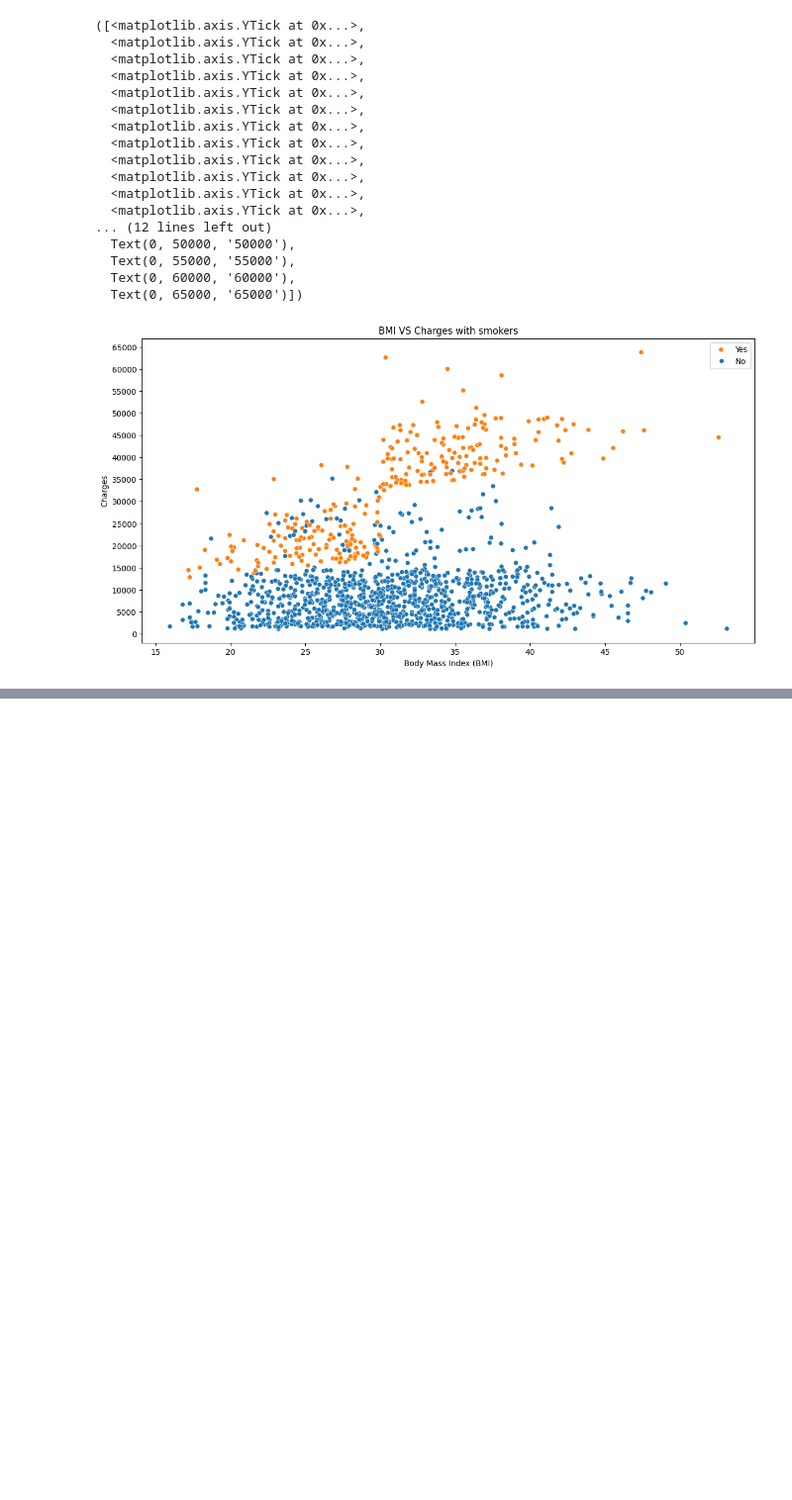
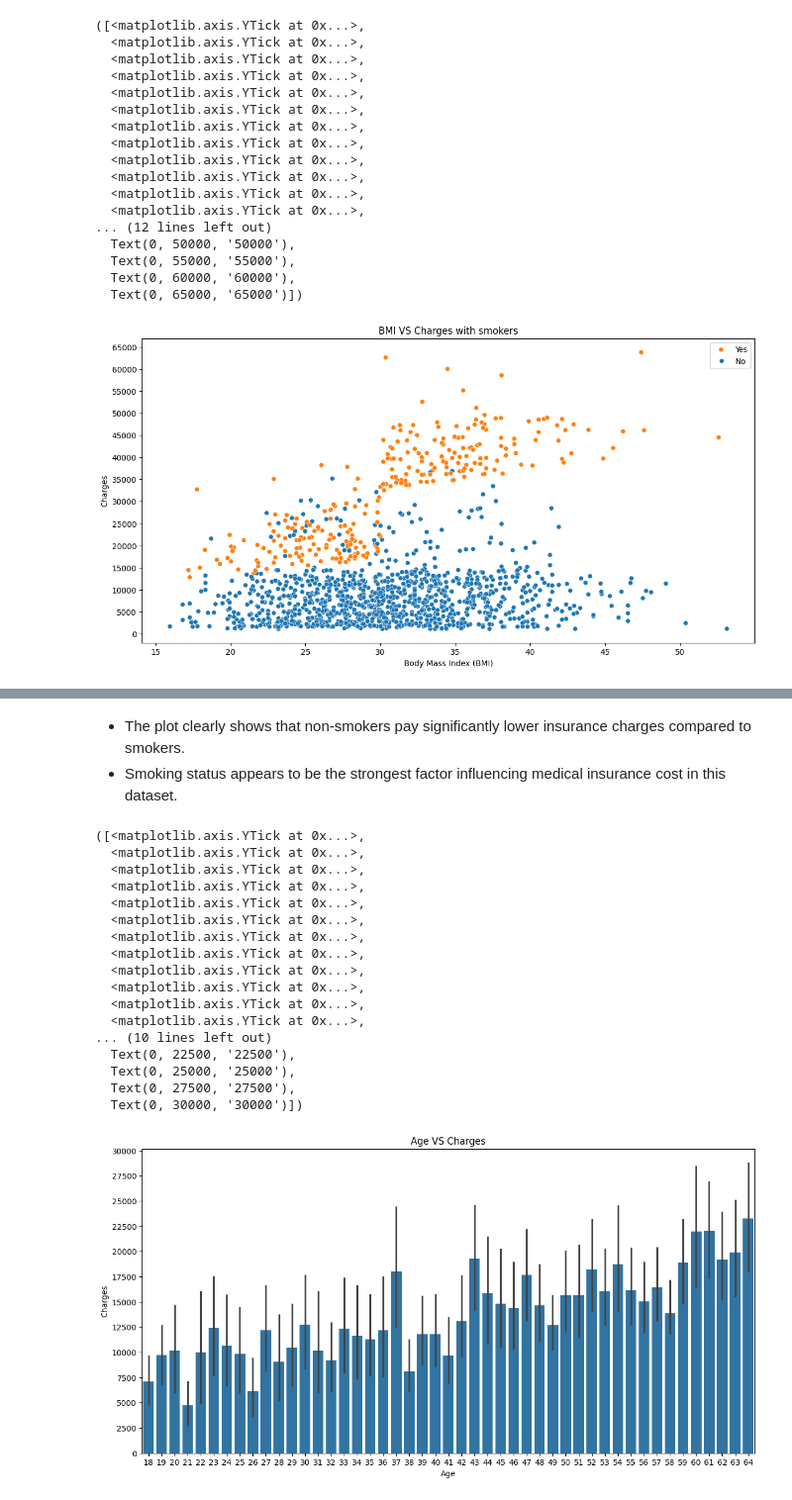
Before and after one commit to Krriisshna/machine-learning-projects, a Jupyter notebook: Insurance Cost Prediction/insurance_cost_prediction.ipynb, the cells around one changed output, grey strips where cells are left out. Shown at 99% size. Saved outputs shown, nothing was run; the diff lists cells and outputs as text; code cells hidden in the pictures; blank space fills up the shorter version.

```diff
--- a/Insurance Cost Prediction/insurance_cost_prediction.ipynb
+++ b/Insurance Cost Prediction/insurance_cost_prediction.ipynb
@@ -204,0 +219,30 @@ plt.yticks(np.arange(0, 65001, 5000))
+# %% [markdown]
+- The plot clearly shows that non-smokers pay significantly lower insurance charges compared to smokers.
+- Smoking status appears to be the strongest factor influencing medical insurance cost in this dataset.
+# %%
+plt.figure(figsize=(14,7))
+
+sns.barplot(x=insurance_data['age'], y=insurance_data['charges'])
+plt.title("Age VS Charges")
+plt.xlabel("Age")
+plt.ylabel("Charges")
+plt.yticks(np.arange(0, 30001, 2500))
+# %% [output]
+([<matplotlib.axis.YTick at 0x...>,
+  <matplotlib.axis.YTick at 0x...>,
+  <matplotlib.axis.YTick at 0x...>,
+  <matplotlib.axis.YTick at 0x...>,
+  <matplotlib.axis.YTick at 0x...>,
+  <matplotlib.axis.YTick at 0x...>,
+  <matplotlib.axis.YTick at 0x...>,
+  <matplotlib.axis.YTick at 0x...>,
+  <matplotlib.axis.YTick at 0x...>,
+  <matplotlib.axis.YTick at 0x...>,
+  <matplotlib.axis.YTick at 0x...>,
+  <matplotlib.axis.YTick at 0x...>,
+... (10 lines left out)
+  Text(0, 22500, '22500'),
+  Text(0, 25000, '25000'),
+  Text(0, 27500, '27500'),
+  Text(0, 30000, '30000')])
+[figure, added]
```
Also changed, not shown: parts of 10 cells of this notebook.
